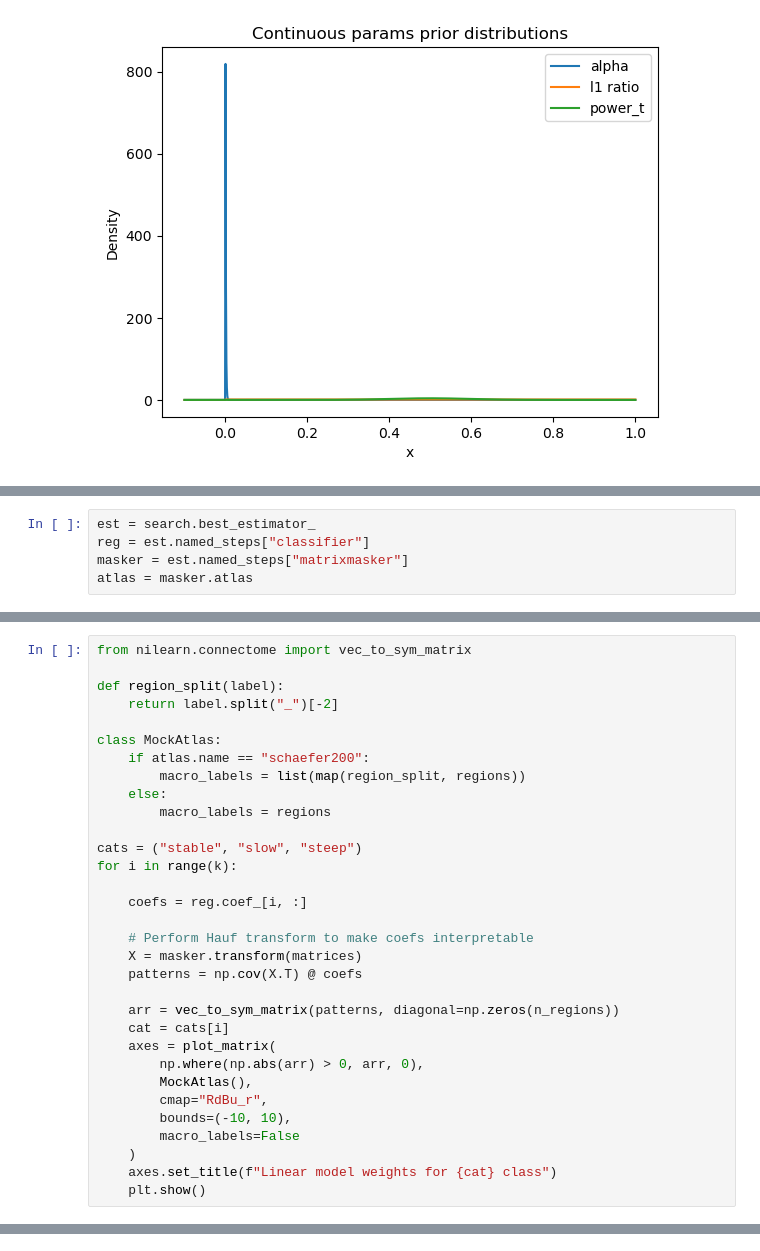
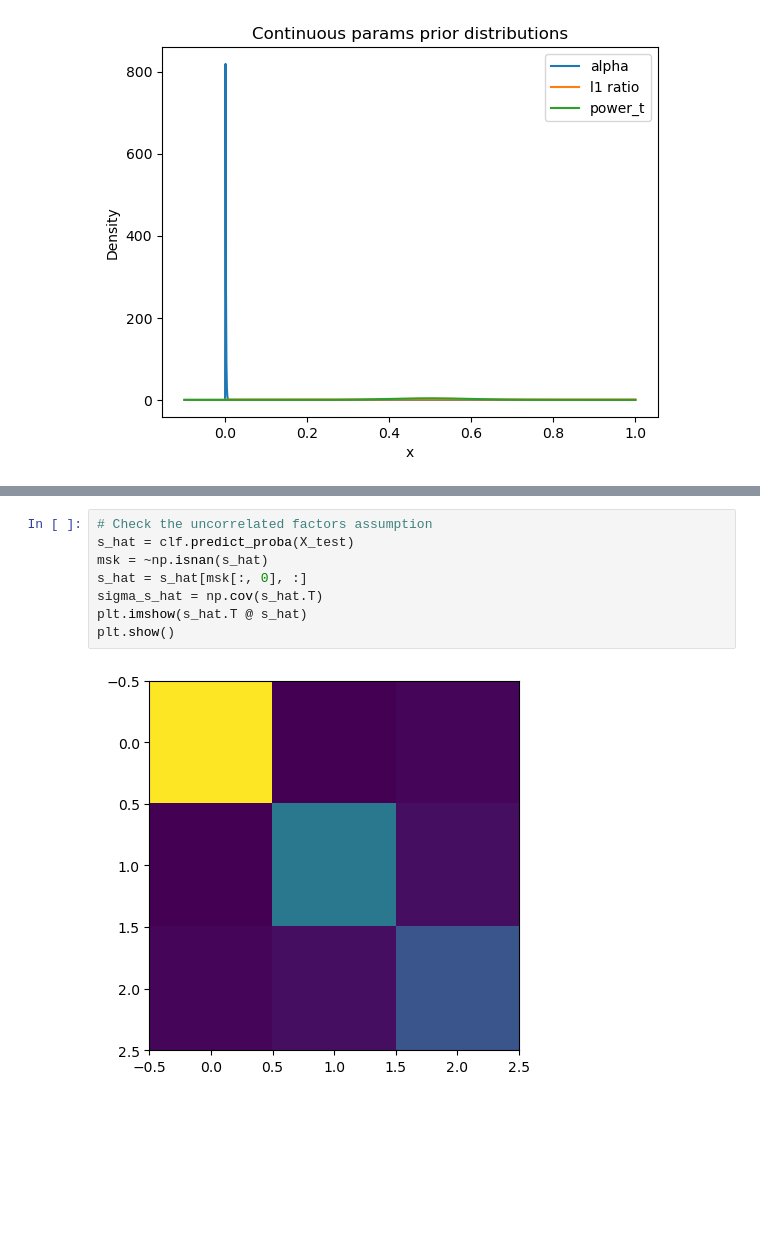
Before and after one commit to jonathan-legrand/cogpred, a Jupyter notebook: predict_cluster_fc.ipynb, the cells around one changed output, grey strips where cells are left out. Cells and saved outputs as stored; diff of their text form; blank space fills up the shorter version.

```diff
--- a/predict_cluster_fc.ipynb
+++ b/predict_cluster_fc.ipynb
@@ -192,5 +122,0 @@ Fitting 8 folds for each of 10 candidates, totalling 80 fits
-# %%
-est = search.best_estimator_
-reg = est.named_steps["classifier"]
-masker = est.named_steps["matrixmasker"]
-atlas = masker.atlas
@@ -212,32 +122,0 @@ n_regions = sum(map(net_select, atlas.macro_labels))
-# %%
-from nilearn.connectome import vec_to_sym_matrix
-
-def region_split(label):
-    return label.split("_")[-2]
-
-class MockAtlas:
-    if atlas.name == "schaefer200":
-        macro_labels = list(map(region_split, regions))
-    else:
-        macro_labels = regions
-
-cats = ("stable", "slow", "steep")
-for i in range(k):
-
-    coefs = reg.coef_[i, :]
-
-    # Perform Hauf transform to make coefs interpretable
-    X = masker.transform(matrices)
-    patterns = np.cov(X.T) @ coefs
-
-    arr = vec_to_sym_matrix(patterns, diagonal=np.zeros(n_regions))
-    cat = cats[i]
-    axes = plot_matrix(
-        np.where(np.abs(arr) > 0, arr, 0),
-        MockAtlas(),
-        cmap="RdBu_r",
-        bounds=(-10, 10),
-        macro_labels=False
-    )
-    axes.set_title(f"Linear model weights for {cat} class")
-    plt.show()
@@ -271,0 +206,10 @@ array([0.31869919, 0.37785658, 0.41216931, 0.32903307, 0.33500647,
+# %%
+# Check the uncorrelated factors assumption
+s_hat = clf.predict_proba(X_test)
+msk = ~np.isnan(s_hat)
+s_hat = s_hat[msk[:, 0], :]
+sigma_s_hat = np.cov(s_hat.T)
+plt.imshow(s_hat.T @ s_hat)
+plt.show()
+# %% [output]
+[figure, added]
```
Also changed, not shown: parts of 14 cells of this notebook.
